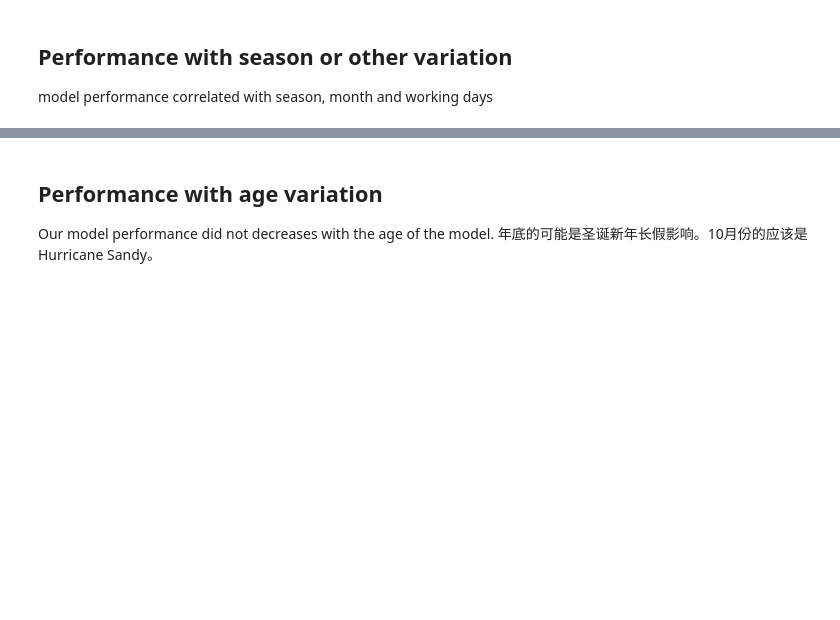
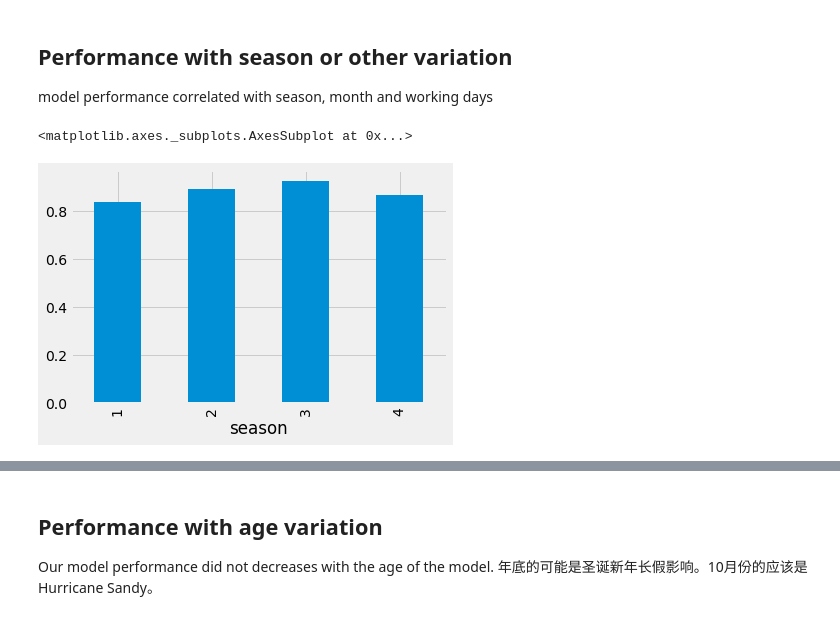
Before and after one commit to hawktang/bike_share_by_day, a Jupyter notebook: Bike+Share+RF+GBR.ipynb, the cells around one changed output, grey strips where cells are left out. Drawn from its saved outputs; the diff is of its cells as text; code cells hidden in the pictures; blank space fills up the shorter version.

```diff
--- a/Bike+Share+RF+GBR.ipynb
+++ b/Bike+Share+RF+GBR.ipynb
@@ -133,0 +235,2 @@ df.to_csv('predictions.csv')
+# %%
+df['pred_nn'] = pd.DataFrame(scaler.inverse_transform(mlp.predict(X_test)),index = test.index).applymap(lambda x: np.exp(x) - 1).sum(axis=1).round()
@@ -151,3 +268,0 @@ profit_ratio_perfect = rentals.apply(profit_ratio, args=('cnt',))
-# %%
-#default
-df.loc['2012-1-1':'2012-12-31','pred_cnt_default'] = np.array(df.loc['2011-12-30':'2012-12-29','cnt'])
@@ -157,3 +269,6 @@ profit_ratio_default = rentals.apply(profit_ratio, args=('pred_cnt_default',))
+# %%
+#default
+df['pred_cnt_default'] = df['cnt'].shift(freq = pd.DateOffset(days= 2))
 # %% [markdown]
 ##  Profit for 2012
 Our model had a total profit 1734647 for the year of 2012.  The default prediction had a total profit 1442972 for the year of 2012
@@ -186,8 +317,12 @@ Our prediction model is always better than the default model.
 ## Performance with season or other variation
 model performance correlated with season, month and working days
 # %%
-def profit_perfect_ratio(df, pred,rental):
-    return (rental*df.loc[:, ['cnt',pred]].min(axis=1)-2*df.loc[:, pred]).sum()/((rental-2)*df.loc[:, pred].sum())
+def profit_perfect_ratio(df, pred,rental,target = 'cnt'):
+    return (rental*df.loc[:, [target ,pred]].min(axis=1)-2*df.loc[:, pred]).sum()/((rental-2)*df.loc[:, pred].sum())
 # %%
-df.loc['2012',['season','cnt','pred_cnt_rolling_1year']].groupby('season').apply(profit_perfect_ratio,pred = 'pred_cnt_rolling_1year',rental = 3)
+df.loc['2012',['season','cnt','pred_cnt_rolling_1year']].groupby('season').apply(
+    profit_perfect_ratio,pred = 'pred_cnt_rolling_1year',rental = 3).plot('bar')
+# %% [output]
+<matplotlib.axes._subplots.AxesSubplot at 0x...>
+[figure, added]
 # %%
```
Also changed, not shown: parts of 65 cells of this notebook.
